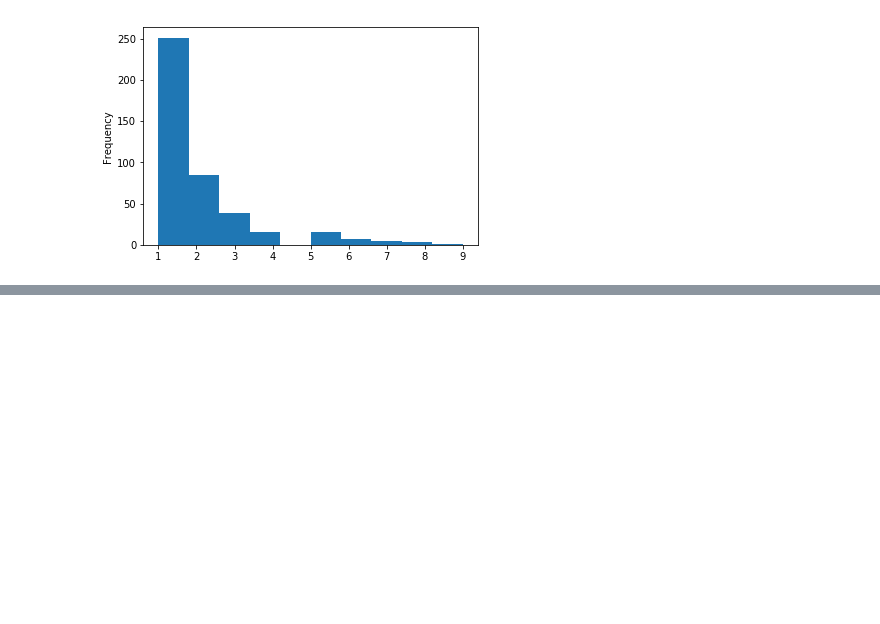
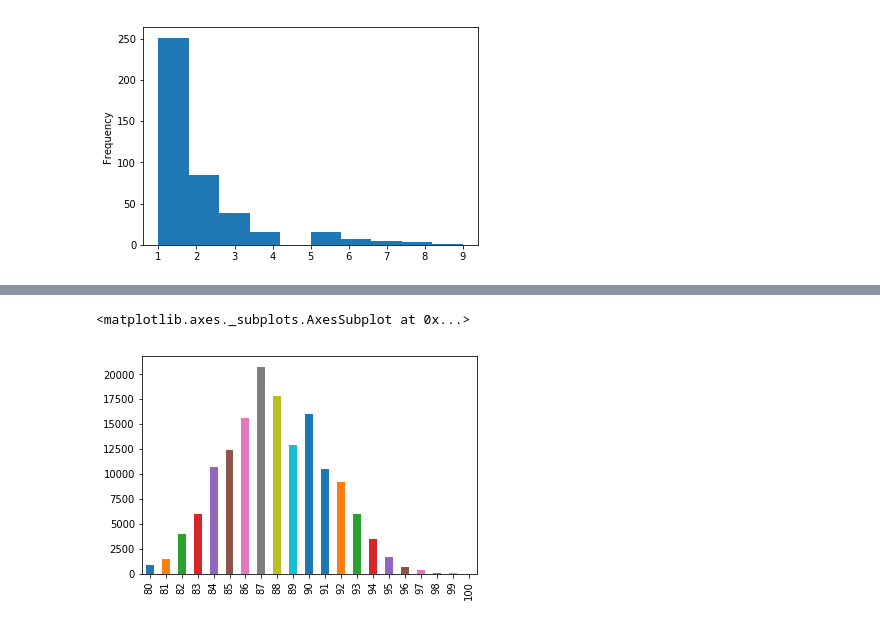
Before and after one commit to markshibu/kaggle_practice, a Jupyter notebook: Data Visualization/Univariate.ipynb, the cells around one changed output, grey strips where cells are left out. Saved outputs shown, nothing was run; the diff lists cells and outputs as text; code cells hidden in the pictures; blank space fills up the shorter version.

```diff
--- a/Data Visualization/Pokemon - Univariate.ipynb
+++ b/Data Visualization/Univariate.ipynb
@@ -56,0 +89,5 @@ pokemon['weight_kg'].value_counts().sort_index().plot.hist()
+# %%
+reviews['points'].value_counts().sort_index().plot.bar()
+# %% [output]
+<matplotlib.axes._subplots.AxesSubplot at 0x...>
+[figure, added]
```
Also changed, not shown: parts of 10 cells of this notebook, 3 other files.
